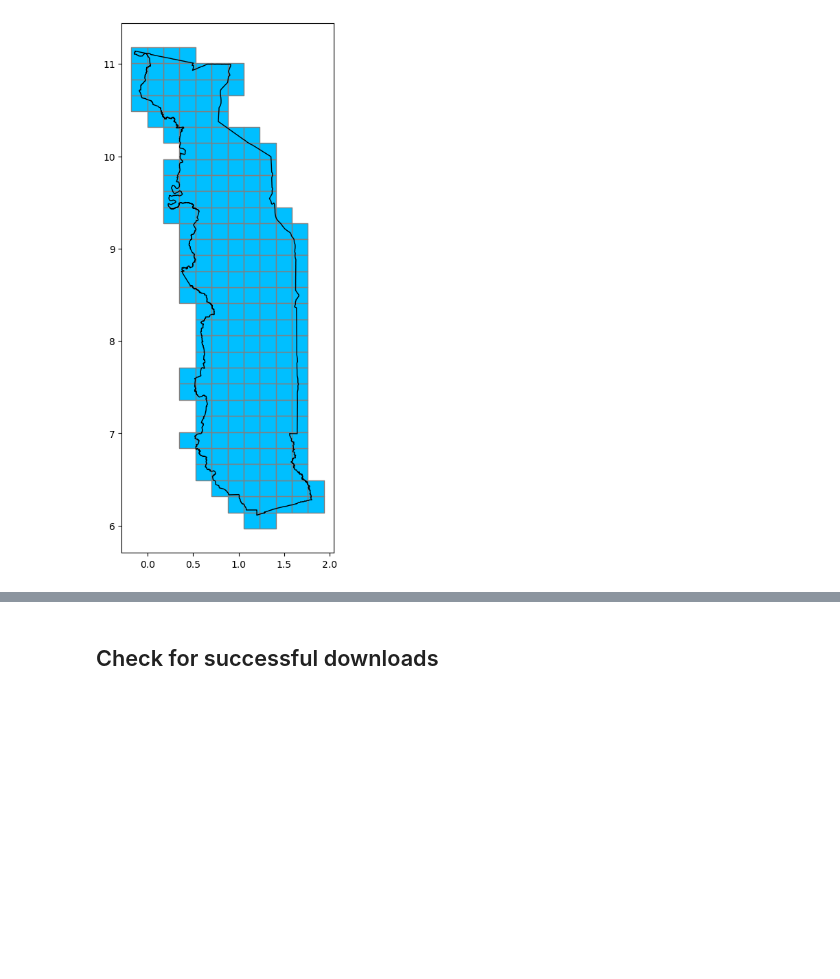
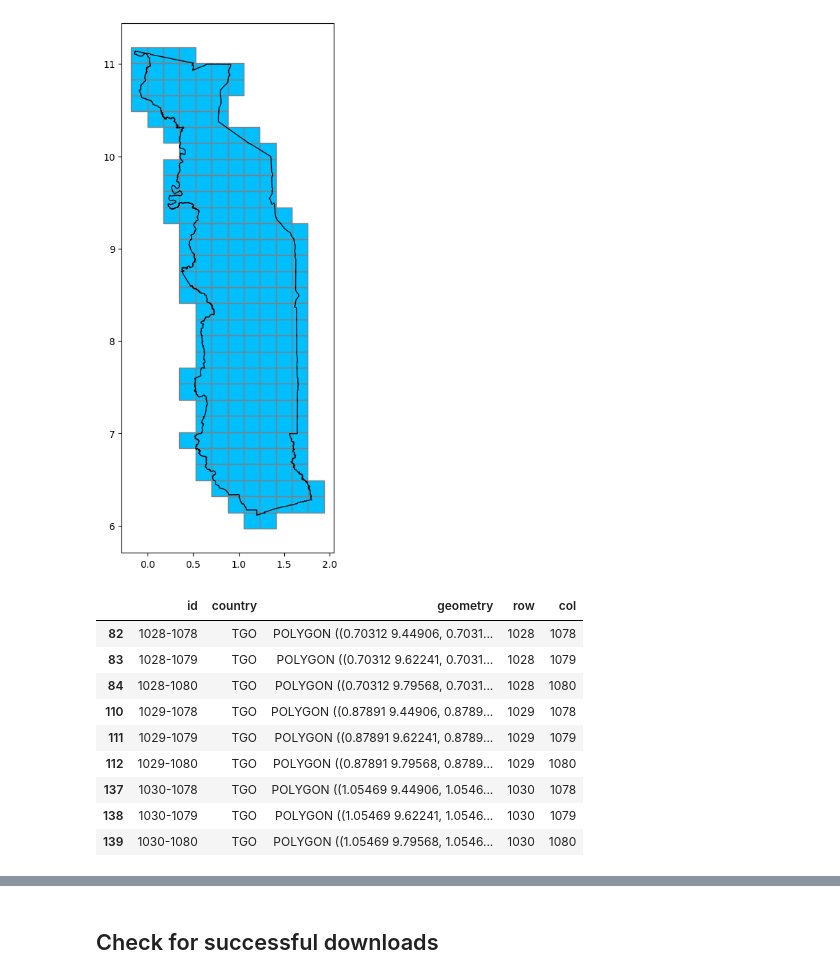
Before and after one commit to fless-lab/MOSAIKS-Training-Manual-French-Version, a Jupyter notebook: notebooks/demo/00_get_planet_basemaps.ipynb, the cells around one changed output, grey strips where cells are left out. Cells and saved outputs as stored; diff of their text form; code cells hidden in the pictures; blank space fills up the shorter version.

```diff
--- a/notebooks/demo/00_get_planet_basemaps.ipynb
+++ b/notebooks/demo/00_get_planet_basemaps.ipynb
@@ -291,0 +361,13 @@ plt.show()
+# %%
+three_by_three
+# %% [output]
+|  | id | country | geometry | row | col |
+| 82 | 1028-1078 | TGO | POLYGON ((0.70312 9.44906, 0.7031... | 1028 | 1078 |
+| 83 | 1028-1079 | TGO | POLYGON ((0.70312 9.62241, 0.7031... | 1028 | 1079 |
+| 84 | 1028-1080 | TGO | POLYGON ((0.70312 9.79568, 0.7031... | 1028 | 1080 |
+| 110 | 1029-1078 | TGO | POLYGON ((0.87891 9.44906, 0.8789... | 1029 | 1078 |
+| 111 | 1029-1079 | TGO | POLYGON ((0.87891 9.62241, 0.8789... | 1029 | 1079 |
+| 112 | 1029-1080 | TGO | POLYGON ((0.87891 9.79568, 0.8789... | 1029 | 1080 |
+| 137 | 1030-1078 | TGO | POLYGON ((1.05469 9.44906, 1.0546... | 1030 | 1078 |
+| 138 | 1030-1079 | TGO | POLYGON ((1.05469 9.62241, 1.0546... | 1030 | 1079 |
+| 139 | 1030-1080 | TGO | POLYGON ((1.05469 9.79568, 1.0546... | 1030 | 1080 |
```
Also changed, not shown: parts of 9 cells of this notebook, 7 other files.
